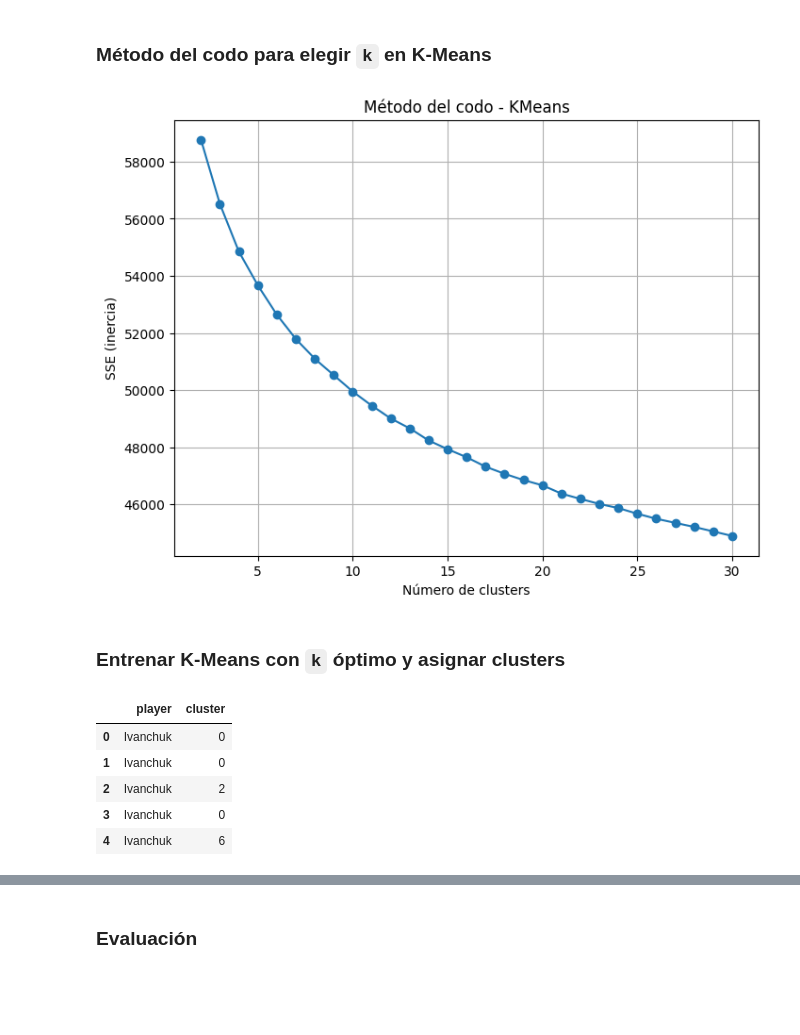
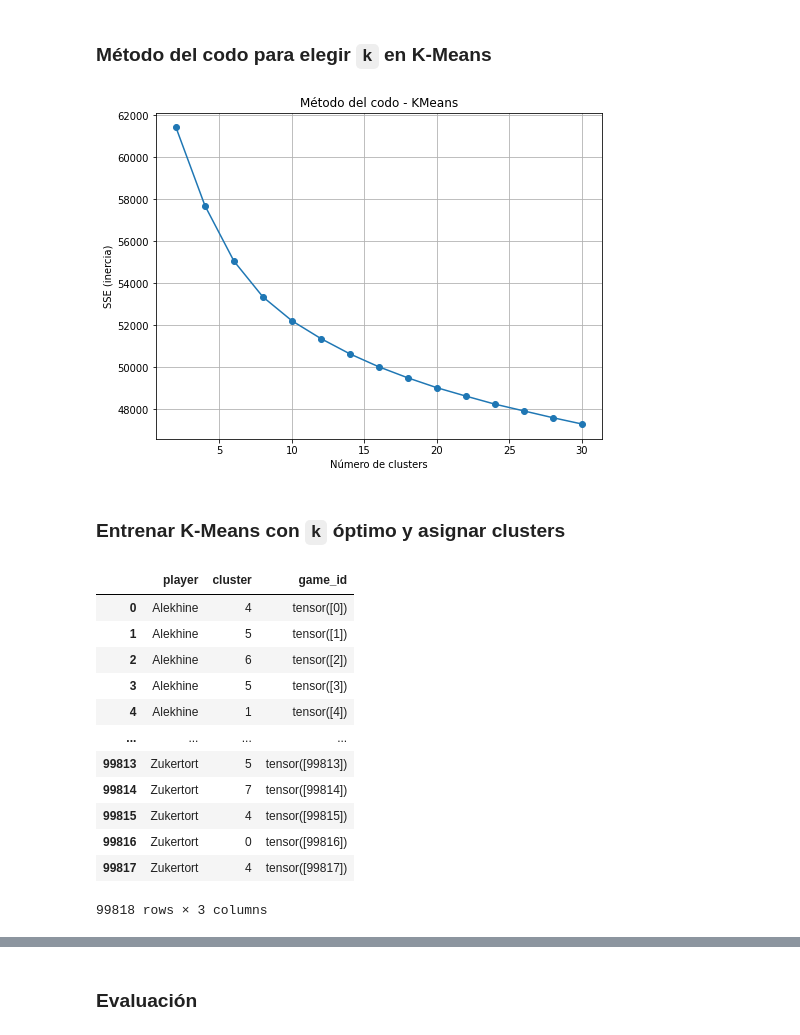
Before and after one commit to 212113114/ChessMatch-V2, a Jupyter notebook: clustering_gnn.ipynb, the cells around one changed output, grey strips where cells are left out. Cells and saved outputs as stored; diff of their text form; code cells hidden in the pictures; blank space fills up the shorter version.

```diff
--- a/clustering_gnn.ipynb
+++ b/clustering_gnn.ipynb
@@ -61,35 +58,42 @@ plt.show()
 ### Método del codo para elegir `k` en K‑Means
 # %%
 sse = []
-K_RANGE = range(2, 31)
+K_RANGE = range(2, 31, 2)
 for k in K_RANGE:
-    kmeans = KMeans(n_clusters=k, random_state=42)
+    kmeans = KMeans(n_clusters=k, random_state=3633)
     kmeans.fit(X)
     sse.append(kmeans.inertia_)
 
 plt.figure(figsize=(8,6))
 plt.plot(list(K_RANGE), sse, marker='o')
 plt.title("Método del codo - KMeans")
 plt.xlabel("Número de clusters")
 plt.ylabel("SSE (inercia)")
 plt.grid(True)
 plt.show()
 # %% [output]
-[figure, old version]
+[figure, new version]
 # %% [markdown]
 ### Entrenar K‑Means con `k` óptimo y asignar clusters
 # %%
-OPTIMAL_K = 7
-kmeans = KMeans(n_clusters=OPTIMAL_K, random_state=42)
+OPTIMAL_K = 8
+kmeans = KMeans(n_clusters=OPTIMAL_K, random_state=3633)
 data['cluster'] = kmeans.fit_predict(X)
-data[['player', 'cluster']].head()
+data[['player', 'cluster', "game_id"]]
 # %% [output]
-|  | player | cluster |
-| 0 | Ivanchuk | 0 |
-| 1 | Ivanchuk | 0 |
-| 2 | Ivanchuk | 2 |
-| 3 | Ivanchuk | 0 |
-| 4 | Ivanchuk | 6 |
+|  | player | cluster | game_id |
+| 0 | Alekhine | 4 | tensor([0]) |
+| 1 | Alekhine | 5 | tensor([1]) |
+| 2 | Alekhine | 6 | tensor([2]) |
+| 3 | Alekhine | 5 | tensor([3]) |
+| 4 | Alekhine | 1 | tensor([4]) |
+| ... | ... | ... | ... |
+| 99813 | Zukertort | 5 | tensor([99813]) |
+| 99814 | Zukertort | 7 | tensor([99814]) |
+| 99815 | Zukertort | 4 | tensor([99815]) |
+| 99816 | Zukertort | 0 | tensor([99816]) |
+| 99817 | Zukertort | 4 | tensor([99817]) |
+99818 rows × 3 columns
 # %%
 plt.figure(figsize=(10, 7))
 scatter = plt.scatter(X_2d[:, 0], X_2d[:, 1], c=data["cluster"], cmap="tab10", s=10)
```
Also changed, not shown: parts of 19 cells of this notebook, 2 other files.
